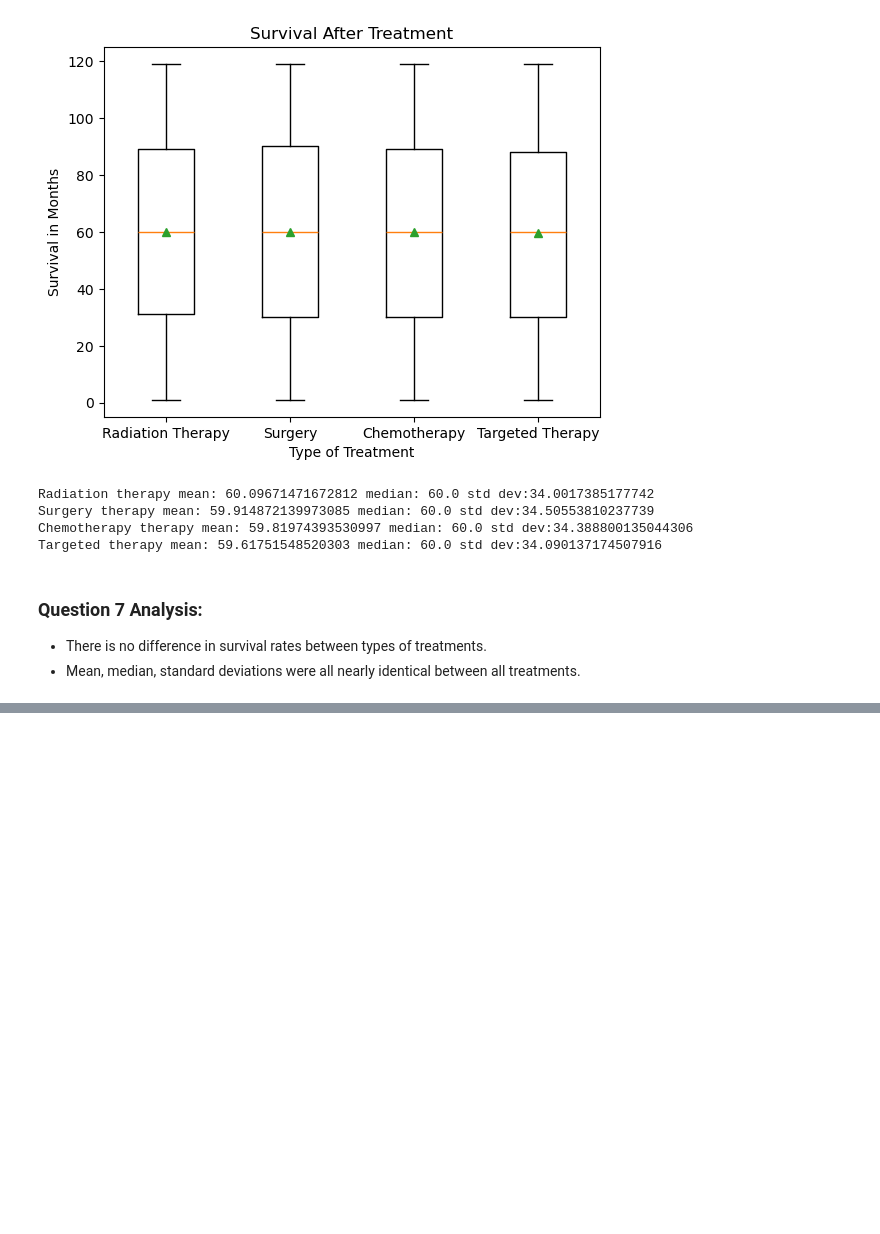
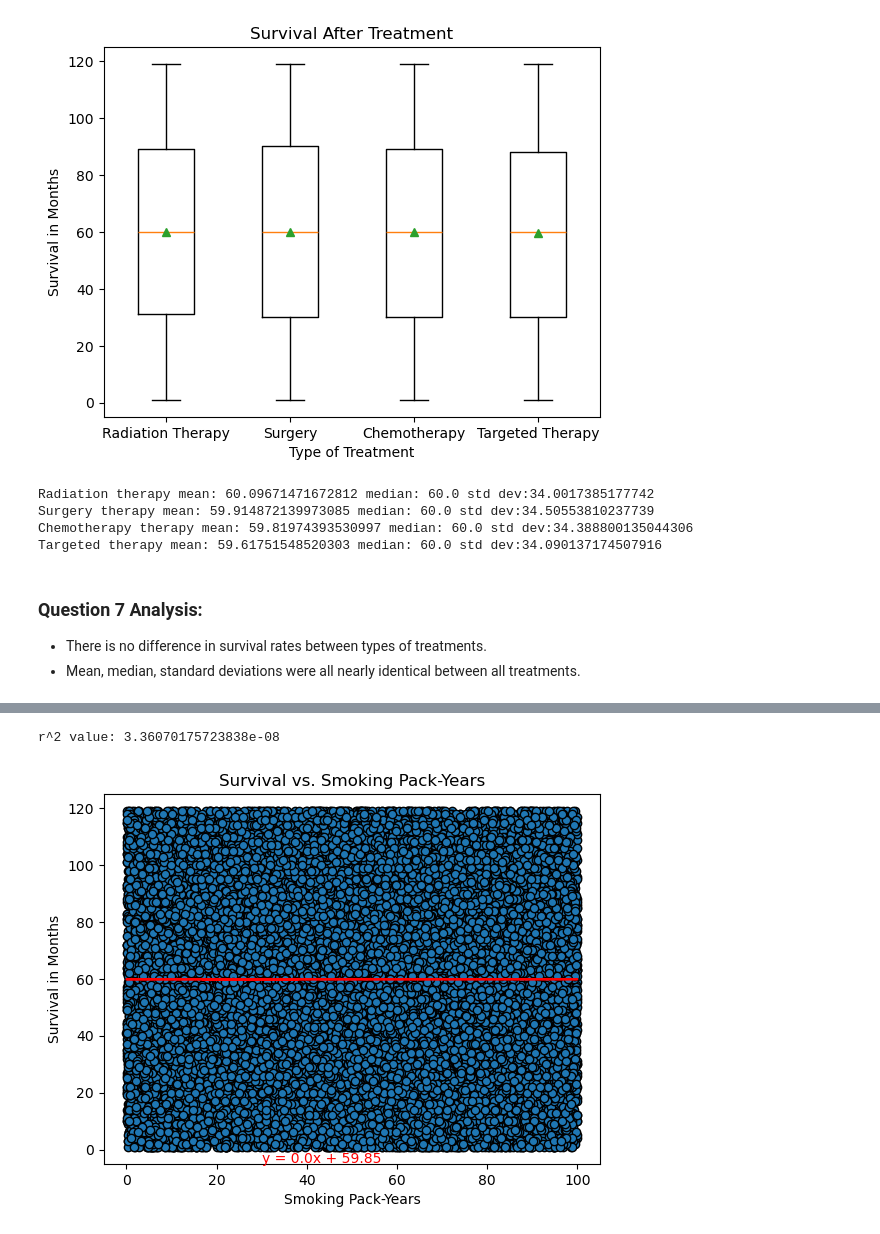
Before and after one commit to nbscarth/project-1-python, a Jupyter notebook: Project_1/lung_cancer_analysis.ipynb, the cells around one changed output, grey strips where cells are left out. Drawn from its saved outputs; the diff is of its cells as text; code cells hidden in the pictures; blank space fills up the shorter version.

```diff
--- a/Project_1/lung_cancer_analysis.ipynb
+++ b/Project_1/lung_cancer_analysis.ipynb
@@ -271,0 +295,24 @@ Smoking status (past, current, never smoked)and survival rate
+# %%
+survival_y = cancer_df["Survival_Months"].values
+pack_years_x = cancer_df["Smoking_Pack_Years"].values
+
+(slope, intercept, rvalue, pvalue, stderr) = stats.linregress(pack_years_x, survival_y)
+print(f"r^2 value: {rvalue**2}")
+
+equation = f"y = {round(slope, 2)}x + {round(intercept, 2)}"
+line = slope * pack_years_x + intercept
+
+plt.scatter(pack_years_x, survival_y, edgecolors="black")
+plt.plot(pack_years_x, line, color="red")
+plt.annotate(equation, (30, -4.5), color="red")
+plt.title("Survival vs. Smoking Pack-Years")
+plt.ylabel("Survival in Months")
+plt.ylim(-5, 125)
+plt.xlabel("Smoking Pack-Years")
+
+plt.savefig("Output/Smoking_Pack-Years_vs_Survival_fig")
+
+plt.show()
+# %% [output]
+r^2 value: 3.36070175723838e-08
+[figure, added]
```
Also changed, not shown: parts of 5 cells of this notebook, 2 other files.
